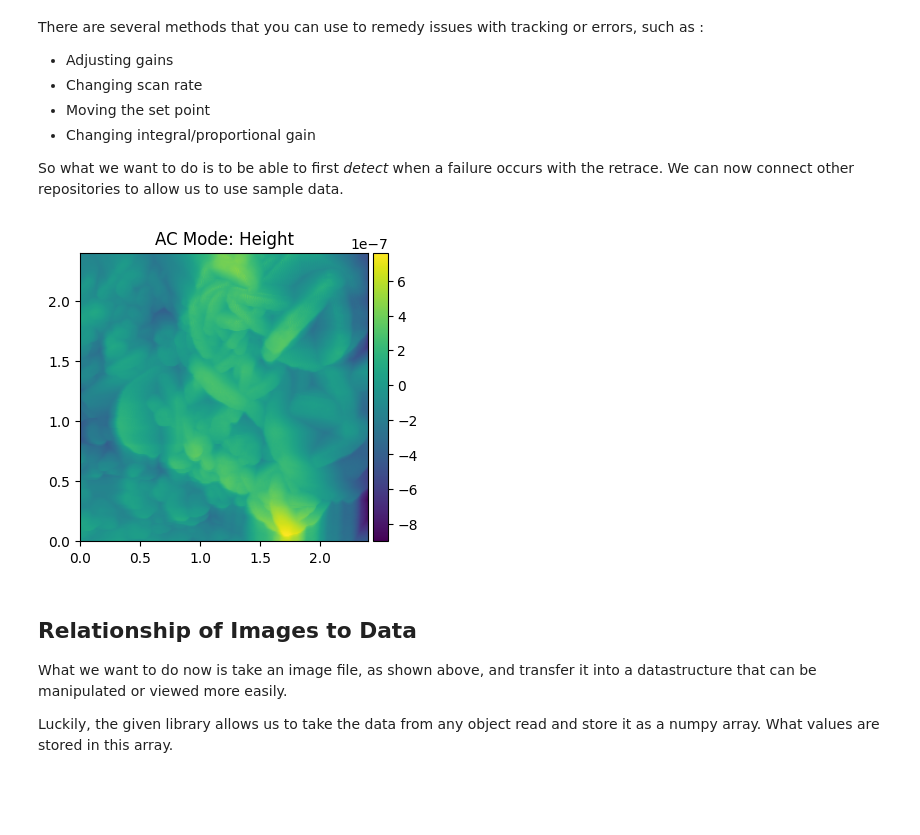
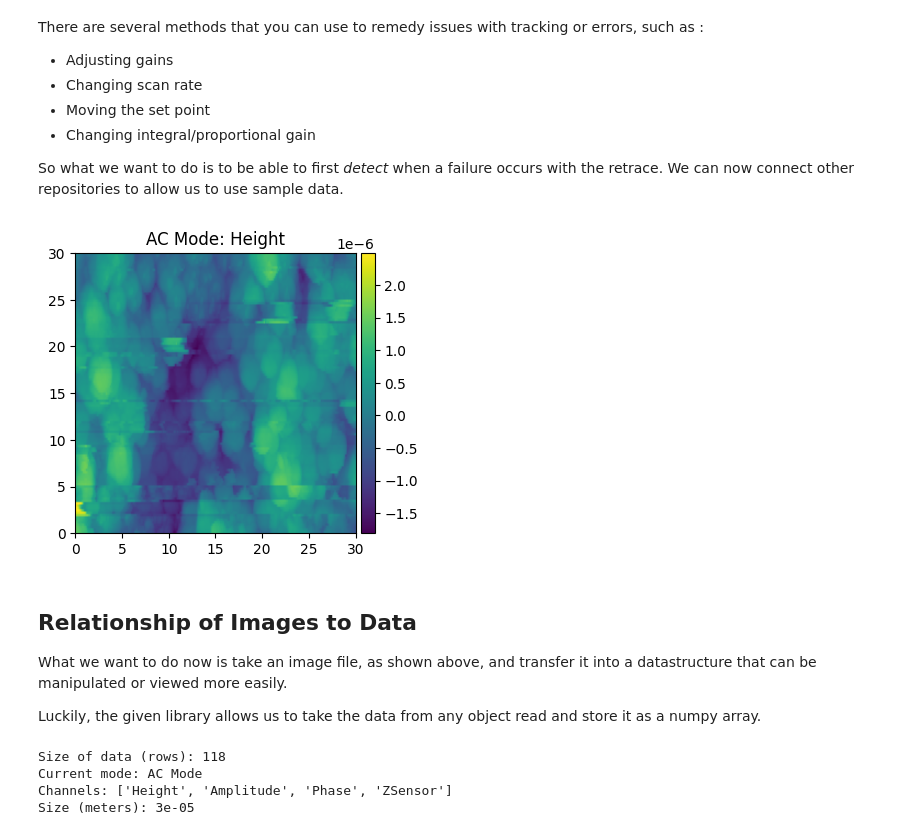
Before and after one commit to colinedsall/ofdspm, a Jupyter notebook: simulator.ipynb, the cells around one changed output. Drawn from its saved outputs; the diff is of its cells as text; code cells hidden in the pictures; blank space fills up the shorter version.

Commit message:
Added some ML application to assessing images. Need to add capability of notebook to process other labels and channels as dataset is limited. Assess using simulator to generate traces instead.

```diff
--- a/simulator.ipynb
+++ b/simulator.ipynb
@@ -135,18 +135,61 @@ So what we want to do is to be able to first *detect* when a failure occurs with
 # %%
 import aespm.tools as at
 
 """
 You can either collect a series of .ibw files in a folder and load them using:
 display_ibw_folder(folder, mode=None, key=['Height'], cmaps=None, paras=None, save=None, **kwargs):
 
 Otherwise it is recommended that you use the single-ibw function:
 """
-file = "sample_data/good_images/Cs50MA50approx_0003.ibw"
+file = "sample_data/bad_images/PositionC_30Cs70M0000.ibw"
 at.display_ibw(file, key = ['Height'])
 # %% [output]
-[figure, old version]
+[figure, new version]
 # %% [markdown]
 ## Relationship of Images to Data
 What we want to do now is take an image file, as shown above, and transfer it into a datastructure that can be manipulated or viewed more easily.
 
-Luckily, the given library allows us to take the data from any object read and store it as a numpy array. What values are stored in this array.
+Luckily, the given library allows us to take the data from any object read and store it as a numpy array.
+# %%
+from aespm import ibw_read
+
+def create_test_dataframe(file):
+    ibw = ibw_read(file)
+
+    # Get dimensions directly from data shape
+    if ibw.data.ndim == 3:
+        side_y, side_x, channels = ibw.data.shape
+    else:
+        raise ValueError(f"Expected 3D data, got shape: {ibw.data.shape}")
+
+    reshaped = ibw.data.reshape(-1, channels)
+
+    rows, cols = np.meshgrid(range(side_y), range(side_x), indexing='ij')
+    rows_flat = rows.flatten()
+    cols_flat = cols.flatten()
+
+    df = pd.DataFrame({
+        'row': rows_flat,
+        'col': cols_flat,
+        ibw.channels[0]: reshaped[:, 0],
+        ibw.channels[1]: reshaped[:, 1],
+        ibw.channels[2]: reshaped[:, 2],
+        ibw.channels[3]: reshaped[:, 3]
+    })
+
+    print(f"Size of data (rows): {len(ibw.z)}")
+    print(f"Current mode: {ibw.mode}")
+    print(f"Channels: {ibw.channels}")
+    print(f"Size (meters): {ibw.size}")
+    df.to_csv('image_data.csv', index=False)
+
+    return df
+
+# Example usage
+file = "sample_data/bad_images/PositionC_30Cs70M0000.ibw"
+df = create_test_dataframe(file)
+# %% [output]
+Size of data (rows): 118
+Current mode: AC Mode
+Channels: ['Height', 'Amplitude', 'Phase', 'ZSensor']
+Size (meters): 3e-05
```
Also changed, not shown: parts of 6 cells of this notebook, 8 other files.
